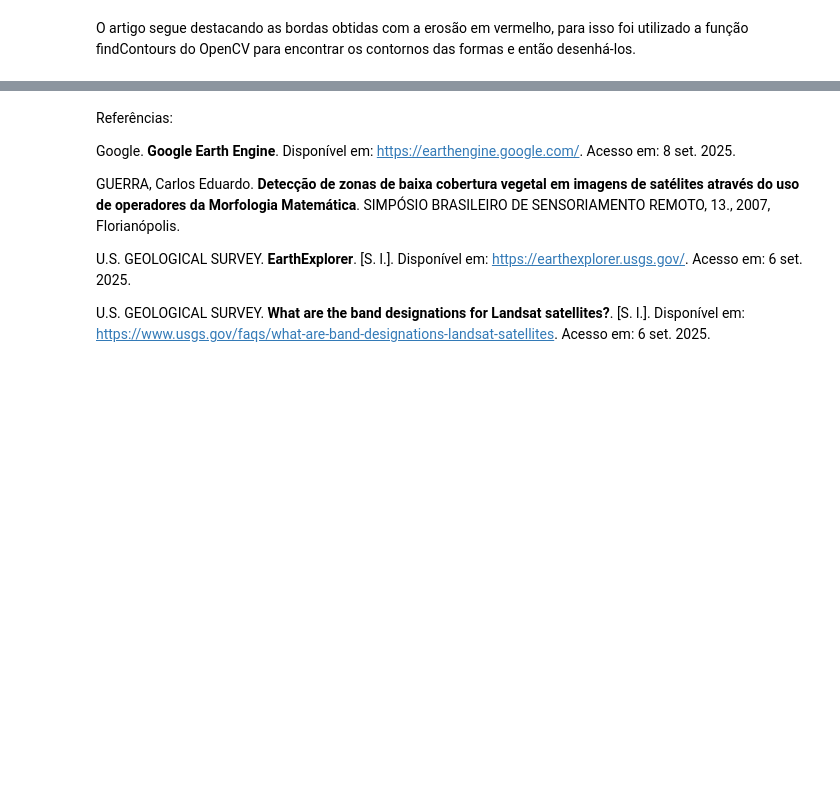
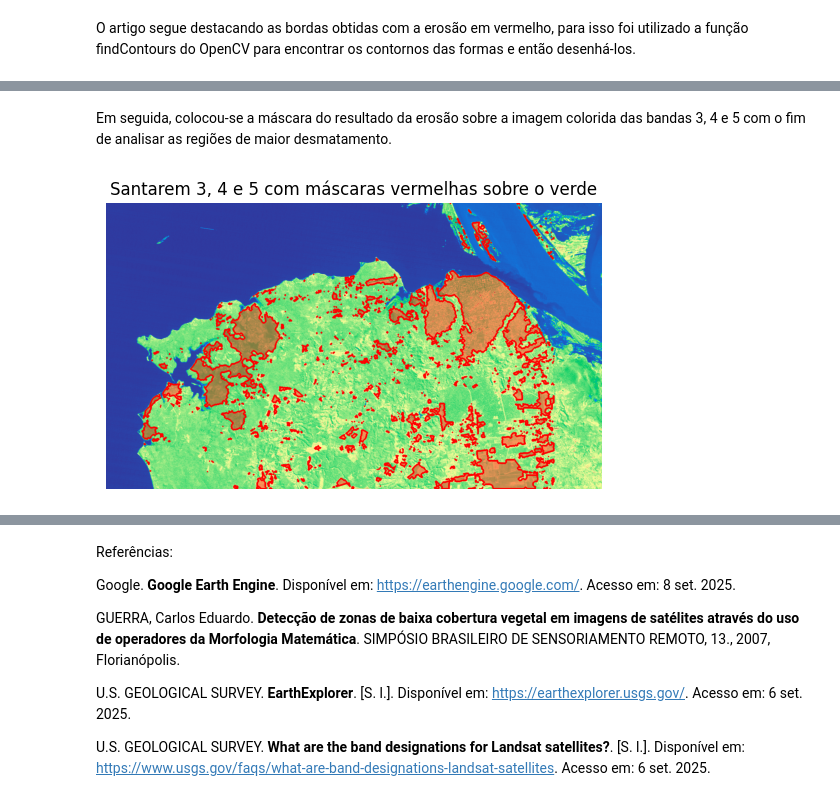
Before and after one commit to joao-martinho/pi, a Jupyter notebook: Trabalho 1/trabalho01_old.ipynb, the cells around one changed output, grey strips where cells are left out. Cells and saved outputs as stored; diff of their text form; code cells hidden in the pictures; blank space fills up the shorter version.

```diff
--- a/Trabalho 1/trabalho01_old.ipynb
+++ b/Trabalho 1/trabalho01_old.ipynb
@@ -144,0 +172,24 @@ plt.imshow(cv2.cvtColor(imagem_colorida, cv2.COLOR_BGR2RGB))
+# %% [markdown]
+Em seguida, colocou-se a máscara do resultado da erosão sobre a imagem colorida das bandas 3, 4 e 5 com o fim de analisar as regiões de maior desmatamento.
+# %%
+imagem = cv2.imread('Santarem345.tif', cv2.IMREAD_UNCHANGED).astype(np.float32)
+imagem_norm = (imagem - imagem.min()) / (imagem.max() - imagem.min())
+pseudo = (plt.get_cmap('terrain')(imagem_norm)[:, :, :3] * 255).astype(np.uint8)
+
+def colocar_mascara_com_bordas(terreno, borda):
+    alpha = 0.4
+    resultado = cv2.addWeighted(
+        cv2.drawContours(terreno.copy(), borda, -1, (255, 0, 0), thickness=cv2.FILLED),
+        alpha,
+        pseudo,
+        1 - alpha,
+        0
+    )
+    return cv2.drawContours(resultado.copy(), bordas, -1, (255, 0, 0), thickness=3)
+
+plt.axis('off')
+plt.title('Santarem 3, 4 e 5 com máscaras vermelhas sobre o verde')
+plt.imshow(colocar_mascara_com_bordas(pseudo, bordas))
+plt.show()
+# %% [output]
+[figure, added]
```
Also changed, not shown: parts of 5 cells of this notebook.
